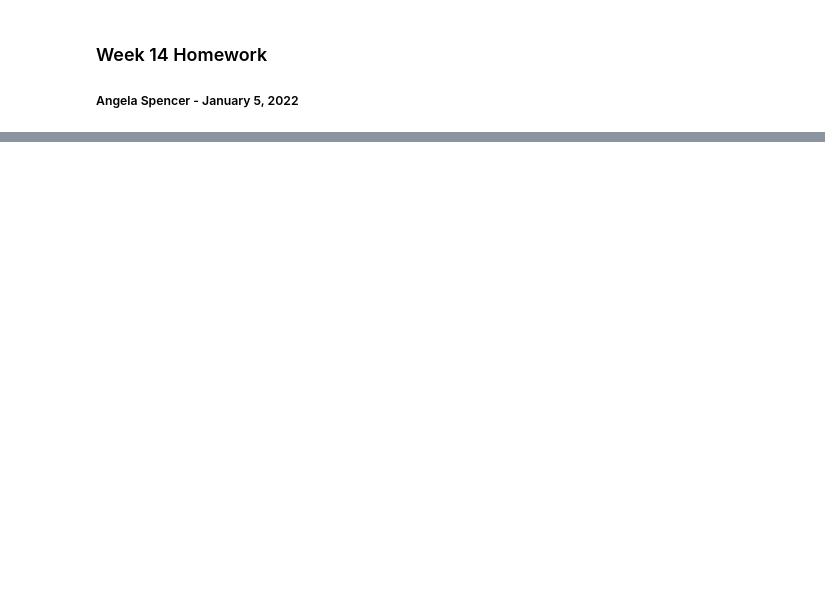
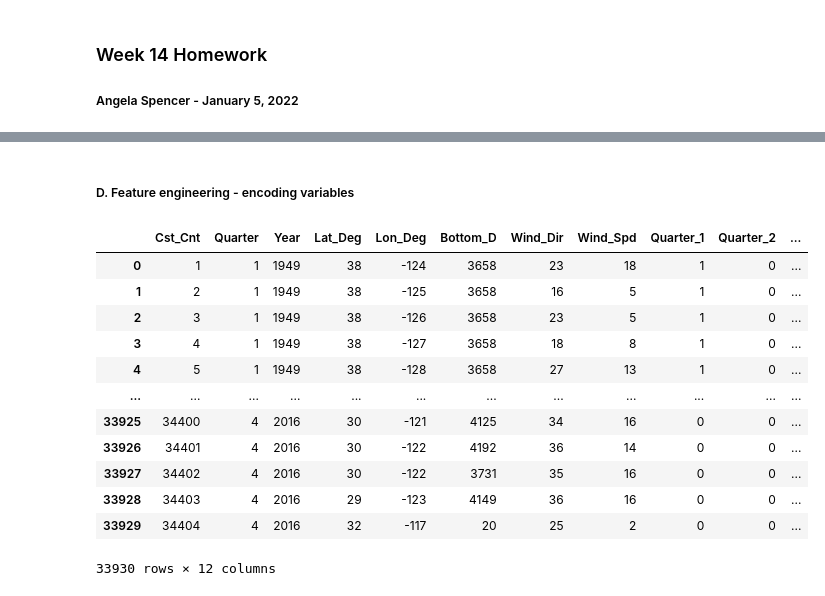
Before and after one commit to existentialplantperson/Week_14, a Jupyter notebook: WK14_Homework.ipynb, the cells around one changed output, grey strips where cells are left out. Saved outputs shown, nothing was run; the diff lists cells and outputs as text; code cells hidden in the pictures; blank space fills up the shorter version.

```diff
--- a/WK14_Homework.ipynb
+++ b/WK14_Homework.ipynb
@@ -5,0 +407,4 @@
+# %%
+#reset index after dropping rows
+cast_df.reset_index(drop=True, inplace=True)
+cast_df.shape
@@ -5,0 +425,4 @@
+# %%
+#column labels to apply after imputer transformation
+cast_labels = ['Cst_Cnt', 'Quarter', 'Year', 'Lat_Deg', 'Lon_Deg',
+               'Bottom_D', 'Wind_Dir', 'Wind_Spd']
@@ -5,0 +443,11 @@
+# %%
+#instantiate Imputer transformer
+#replace NaNs with most frequent value
+imp = SimpleImputer(missing_values = np.nan, strategy = 'most_frequent', copy=False)
+cast2 = imp.fit_transform(cast_df)
+
+#convert to dataframe
+cast_df = pd.DataFrame(cast2, columns = cast_labels)
+
+#no null values remaining
+cast_df.isnull().sum()
@@ -5,0 +464,4 @@
+# %%
+#convert numerical values to integer and float types
+cast_df = cast_df.convert_dtypes(convert_string=False, convert_boolean=False)
+cast_df.dtypes
@@ -5,0 +478,23 @@
+# %% [markdown]
+##### D. Feature engineering - encoding variables
+# %%
+#'Quarter' is a categorical value for spring
+# one hot encode and add to original df
+#y = pd.get_dummies(cast_df['Quarter'], prefix='Quarter')
+
+cast_df = pd.concat([cast_df, pd.get_dummies(cast_df['Quarter'], prefix='Quarter')], axis=1)
+cast_df
+# %% [output]
+|  | Cst_Cnt | Quarter | Year | Lat_Deg | Lon_Deg | Bottom_D | Wind_Dir | Wind_Spd | Quarter_1 | Quarter_2 | ... |
+| 0 | 1 | 1 | 1949 | 38 | -124 | 3658 | 23 | 18 | 1 | 0 | ... |
+| 1 | 2 | 1 | 1949 | 38 | -125 | 3658 | 16 | 5 | 1 | 0 | ... |
+| 2 | 3 | 1 | 1949 | 38 | -126 | 3658 | 23 | 5 | 1 | 0 | ... |
+| 3 | 4 | 1 | 1949 | 38 | -127 | 3658 | 18 | 8 | 1 | 0 | ... |
+| 4 | 5 | 1 | 1949 | 38 | -128 | 3658 | 27 | 13 | 1 | 0 | ... |
+| ... | ... | ... | ... | ... | ... | ... | ... | ... | ... | ... | ... |
+| 33925 | 34400 | 4 | 2016 | 30 | -121 | 4125 | 34 | 16 | 0 | 0 | ... |
+| 33926 | 34401 | 4 | 2016 | 30 | -122 | 4192 | 36 | 14 | 0 | 0 | ... |
+| 33927 | 34402 | 4 | 2016 | 30 | -122 | 3731 | 35 | 16 | 0 | 0 | ... |
+| 33928 | 34403 | 4 | 2016 | 29 | -123 | 4149 | 36 | 16 | 0 | 0 | ... |
+| 33929 | 34404 | 4 | 2016 | 32 | -117 | 20 | 25 | 2 | 0 | 0 | ... |
+33930 rows × 12 columns
```
Also changed, not shown: parts of 60 cells of this notebook, 1 other file.
